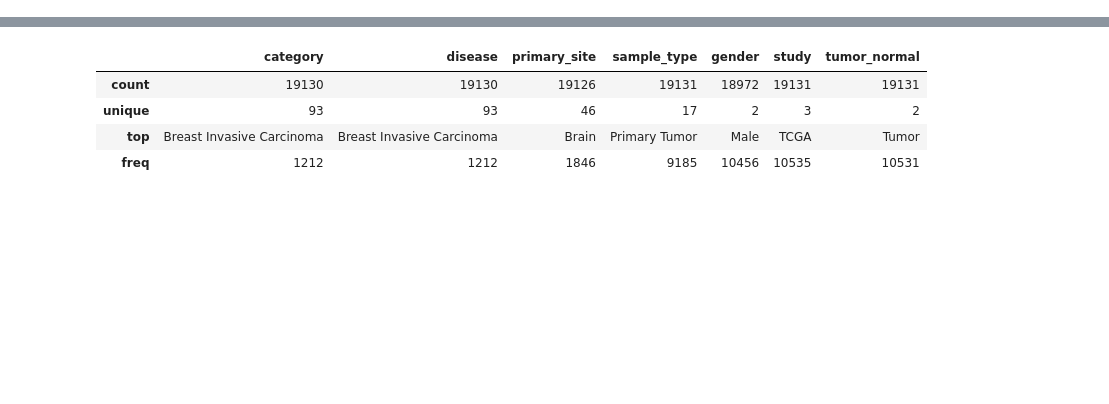
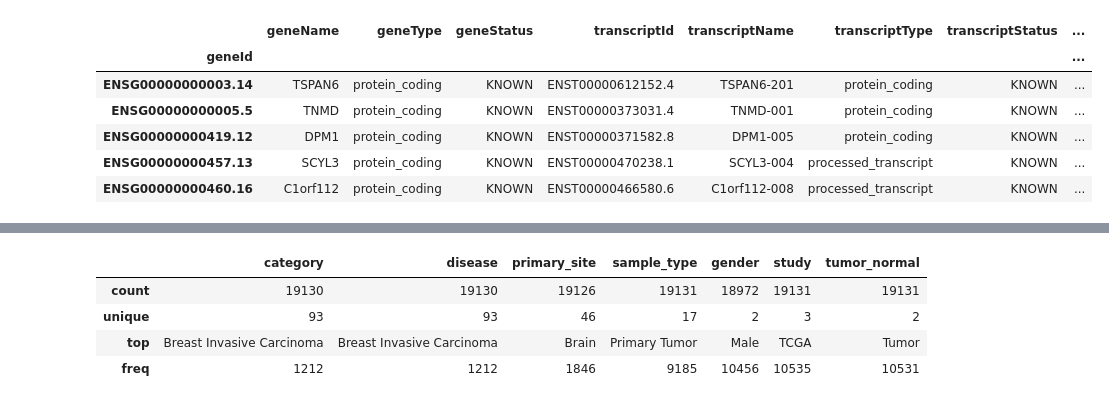
Before and after one commit to rcurrie/tumornormal, a Jupyter notebook: ingest.ipynb, the cells around one changed output, grey strips where cells are left out. Drawn from its saved outputs; the diff is of its cells as text; code cells hidden in the pictures; blank space fills up the shorter version.

```diff
--- a/ingest.ipynb
+++ b/ingest.ipynb
@@ -107,0 +56,17 @@ X.head()
+# %%
+if not os.path.exists("data/ensembl_to_hugo.tsv"):
+    with open("data/ensembl_to_hugo.tsv", "wb") as f:
+        f.write(requests.get("https://github.com/jvivian/docker_tools/blob/master/gencode_hugo_mapping/attrs.tsv?raw=true").content)
+ensemble_to_hugo = pd.read_table("data/ensembl_to_hugo.tsv",index_col=0).sort_index(axis="index")
+
+# Remove duplicates
+ensemble_to_hugo = ensemble_to_hugo[~ensemble_to_hugo.index.duplicated(keep='first')]
+ensemble_to_hugo.head()
+# %% [output]
+|  | geneName | geneType | geneStatus | transcriptId | transcriptName | transcriptType | transcriptStatus | ... |
+| geneId |  |  |  |  |  |  |  | ... |
+| ENSG00000000003.14 | TSPAN6 | protein_coding | KNOWN | ENST00000612152.4 | TSPAN6-201 | protein_coding | KNOWN | ... |
+| ENSG00000000005.5 | TNMD | protein_coding | KNOWN | ENST00000373031.4 | TNMD-001 | protein_coding | KNOWN | ... |
+| ENSG00000000419.12 | DPM1 | protein_coding | KNOWN | ENST00000371582.8 | DPM1-005 | protein_coding | KNOWN | ... |
+| ENSG00000000457.13 | SCYL3 | protein_coding | KNOWN | ENST00000470238.1 | SCYL3-004 | processed_transcript | KNOWN | ... |
+| ENSG00000000460.16 | C1orf112 | protein_coding | KNOWN | ENST00000466580.6 | C1orf112-008 | processed_transcript | KNOWN | ... |
```
Also changed, not shown: parts of 31 cells of this notebook, 1 other file.
